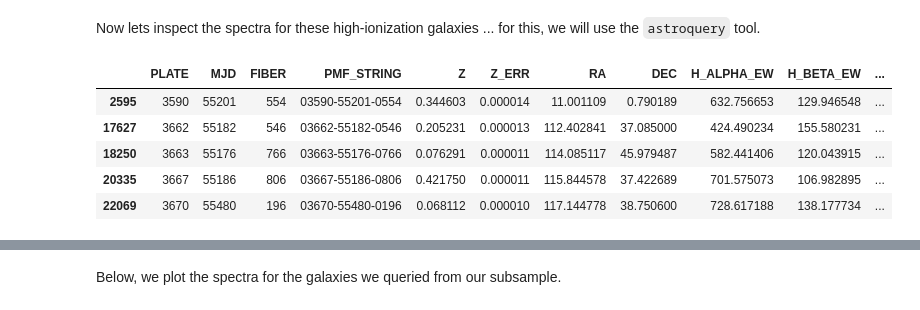
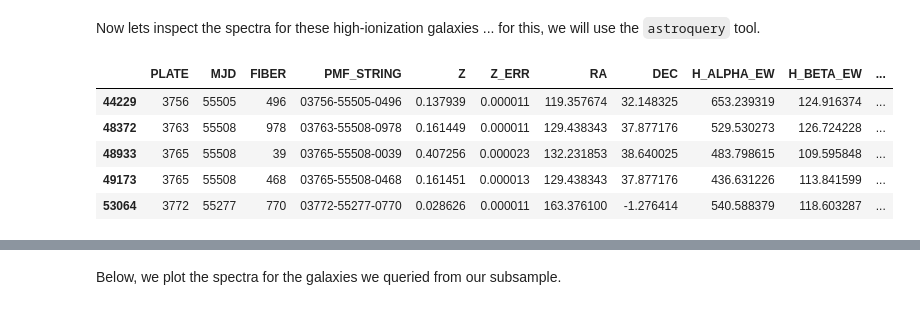
Before and after one commit to Marissa-Perry/very_massive_stars_DESI, a Jupyter notebook: eBOSS_notebooks/01_eBOSS_high_ionization_galaxies.ipynb, the cells around one changed output, grey strips where cells are left out. Saved outputs shown, nothing was run; the diff lists cells and outputs as text; code cells hidden in the pictures.

```diff
--- a/eBOSS_notebooks/01_eBOSS_high_ionization_galaxies.ipynb
+++ b/eBOSS_notebooks/01_eBOSS_high_ionization_galaxies.ipynb
@@ -144,15 +147,15 @@ len(high_ion_eBOSS)  # let's see the size of this new sample
 Now lets inspect the spectra for these high-ionization galaxies ... for this, we will use the `astroquery` tool.
 # %%
 number_of_gal_to_inspect = 5                                     # (you can change this value)
-inspect_sample = high_ion_eBOSS.iloc[:number_of_gal_to_inspect]  # slicing our subsample
+inspect_sample = high_ion_eBOSS.iloc[10:15]   ##[:number_of_gal_to_inspect]  # slicing our subsample ###### HARD CODED CHANGE
 inspect_sample
 # %% [output]
 |  | PLATE | MJD | FIBER | PMF_STRING | Z | Z_ERR | RA | DEC | H_ALPHA_EW | H_BETA_EW | ... |
-| 2595 | 3590 | 55201 | 554 | 03590-55201-0554 | 0.344603 | 0.000014 | 11.001109 | 0.790189 | 632.756653 | 129.946548 | ... |
-| 17627 | 3662 | 55182 | 546 | 03662-55182-0546 | 0.205231 | 0.000013 | 112.402841 | 37.085000 | 424.490234 | 155.580231 | ... |
-| 18250 | 3663 | 55176 | 766 | 03663-55176-0766 | 0.076291 | 0.000011 | 114.085117 | 45.979487 | 582.441406 | 120.043915 | ... |
-| 20335 | 3667 | 55186 | 806 | 03667-55186-0806 | 0.421750 | 0.000011 | 115.844578 | 37.422689 | 701.575073 | 106.982895 | ... |
-| 22069 | 3670 | 55480 | 196 | 03670-55480-0196 | 0.068112 | 0.000010 | 117.144778 | 38.750600 | 728.617188 | 138.177734 | ... |
+| 44229 | 3756 | 55505 | 496 | 03756-55505-0496 | 0.137939 | 0.000011 | 119.357674 | 32.148325 | 653.239319 | 124.916374 | ... |
+| 48372 | 3763 | 55508 | 978 | 03763-55508-0978 | 0.161449 | 0.000011 | 129.438343 | 37.877176 | 529.530273 | 126.724228 | ... |
+| 48933 | 3765 | 55508 | 39 | 03765-55508-0039 | 0.407256 | 0.000023 | 132.231853 | 38.640025 | 483.798615 | 109.595848 | ... |
+| 49173 | 3765 | 55508 | 468 | 03765-55508-0468 | 0.161451 | 0.000013 | 129.438343 | 37.877176 | 436.631226 | 113.841599 | ... |
+| 53064 | 3772 | 55277 | 770 | 03772-55277-0770 | 0.028626 | 0.000011 | 163.376100 | -1.276414 | 540.588379 | 118.603287 | ... |
 # %%
 # ... this cell might take a minute to run ...
 
```
Also changed, not shown: parts of 3 cells of this notebook.
